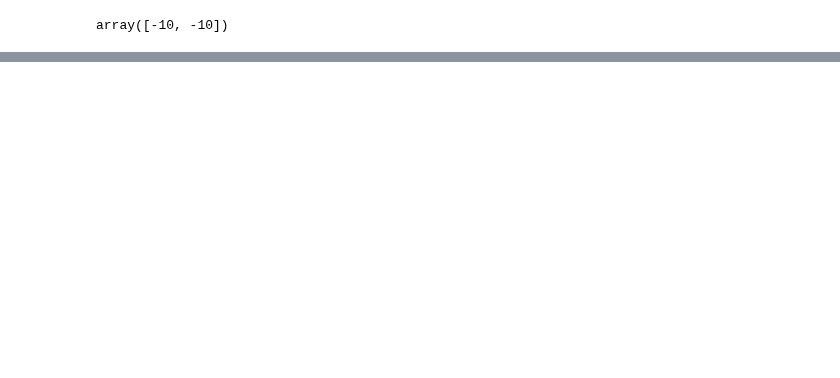
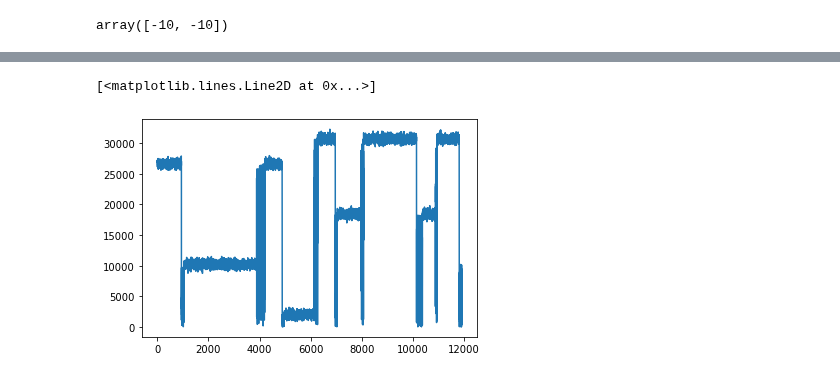
Before and after one commit to rissuuuu/DataScience, a Jupyter notebook: A_OS/Scheduler/Virtualmemory_Implementation.ipynb, the cells around one changed output, grey strips where cells are left out. Saved outputs shown, nothing was run; the diff lists cells and outputs as text; code cells hidden in the pictures; blank space fills up the shorter version.

```diff
--- a/A_OS/Scheduler/Virtualmemory_Implementation.ipynb
+++ b/A_OS/Scheduler/Virtualmemory_Implementation.ipynb
@@ -405,3 +420,8 @@ pl.plot(txt)
+# %%
+pl.plot(c_txt)
+# %% [output]
+[<matplotlib.lines.Line2D at 0x...>]
+[figure, added]
 # %%
 M,cur_page,cur_locale,sum_refs,list_locales,num_loc
 # %% [output]
```
Also changed, not shown: parts of 17 cells of this notebook, 20 other files.
